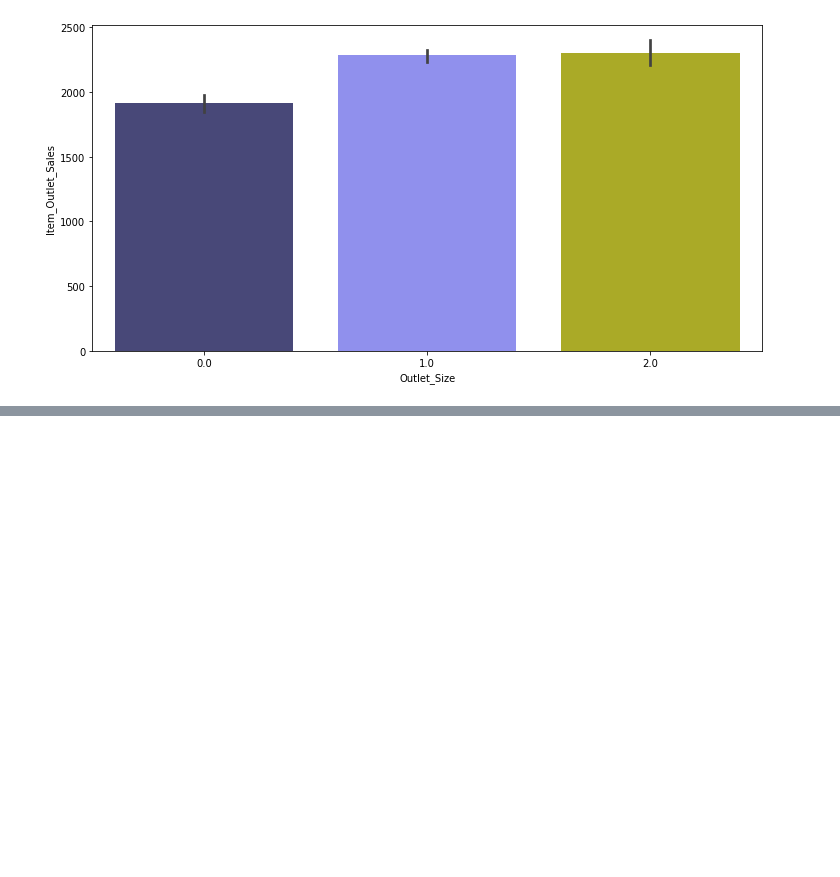
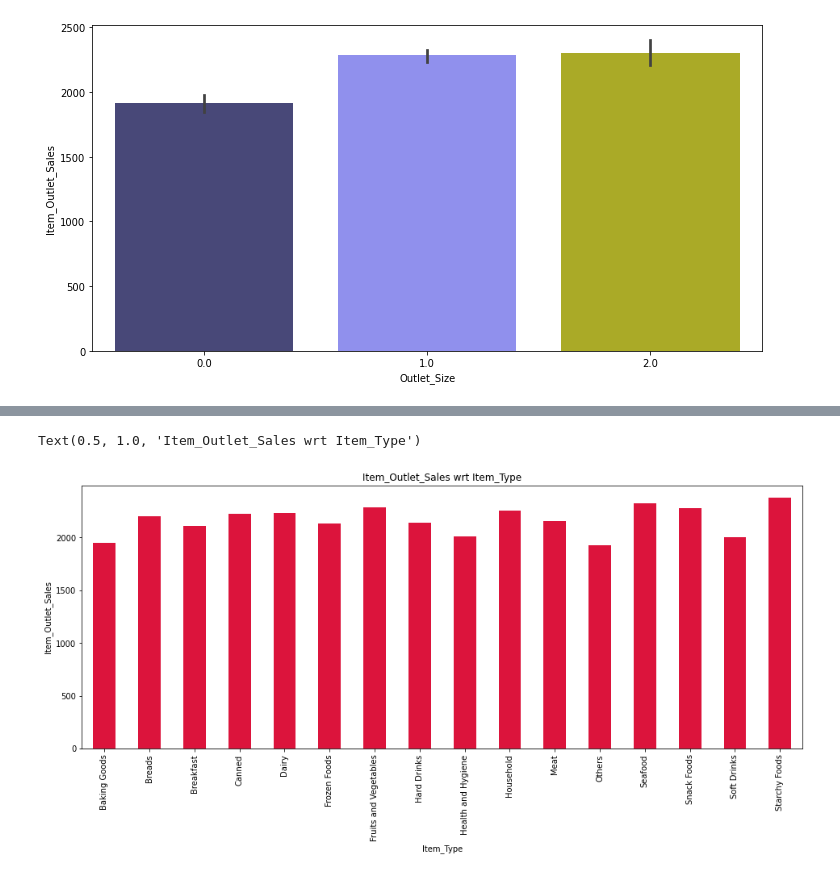
Before and after one commit to madhugupta03/Project, a Jupyter notebook: BigMart_Sales_Project.ipynb, the cells around one changed output, grey strips where cells are left out. Saved outputs shown, nothing was run; the diff lists cells and outputs as text; code cells hidden in the pictures; blank space fills up the shorter version.

```diff
--- a/BigMart_Sales_Project.ipynb
+++ b/BigMart_Sales_Project.ipynb
@@ -639,3 +641,13 @@ fig = px.box(train_data, x='Outlet_Size', y="Item_Outlet_Sales", color='Outlet_S
 fig.show()
 # %% [output]
 [interactive output not drawn]
+# %%
+# Grouping Item_Type wrt Item_Outlet_Sales and then plotting the barchart for the same
+
+plt.figure(figsize=(16,6))
+train_data.groupby("Item_Type")["Item_Outlet_Sales"].mean().plot.bar(align="center", color = "Crimson")
+plt.ylabel("Item_Outlet_Sales")
+plt.title("Item_Outlet_Sales wrt Item_Type")
+# %% [output]
+Text(0.5, 1.0, 'Item_Outlet_Sales wrt Item_Type')
+[figure, added]
```
Also changed, not shown: parts of 6 cells of this notebook.
